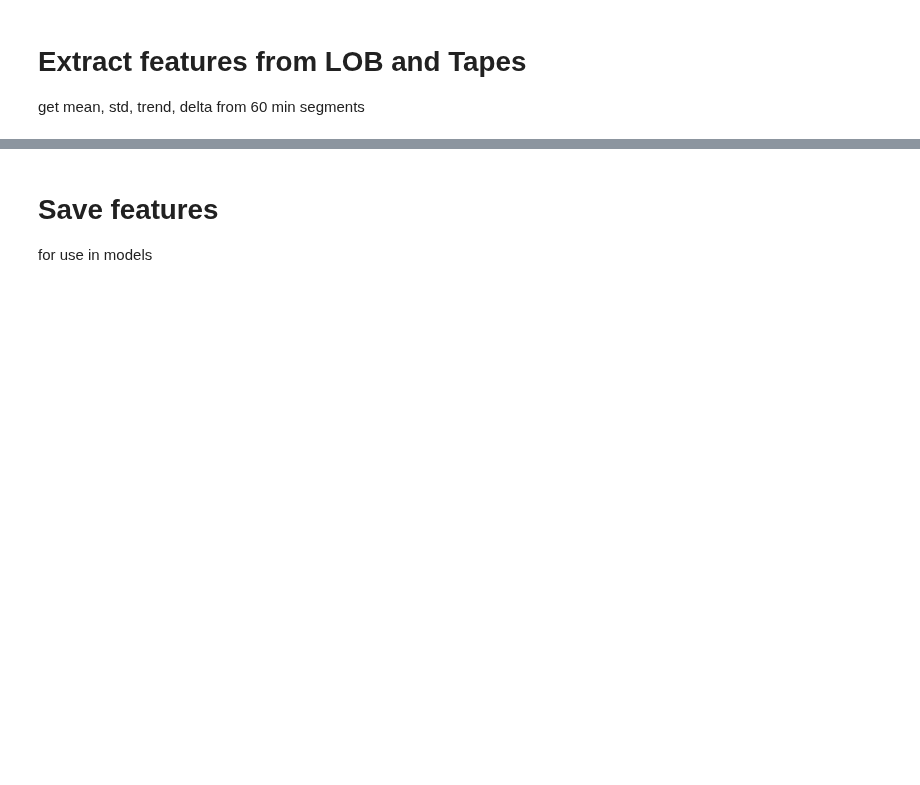
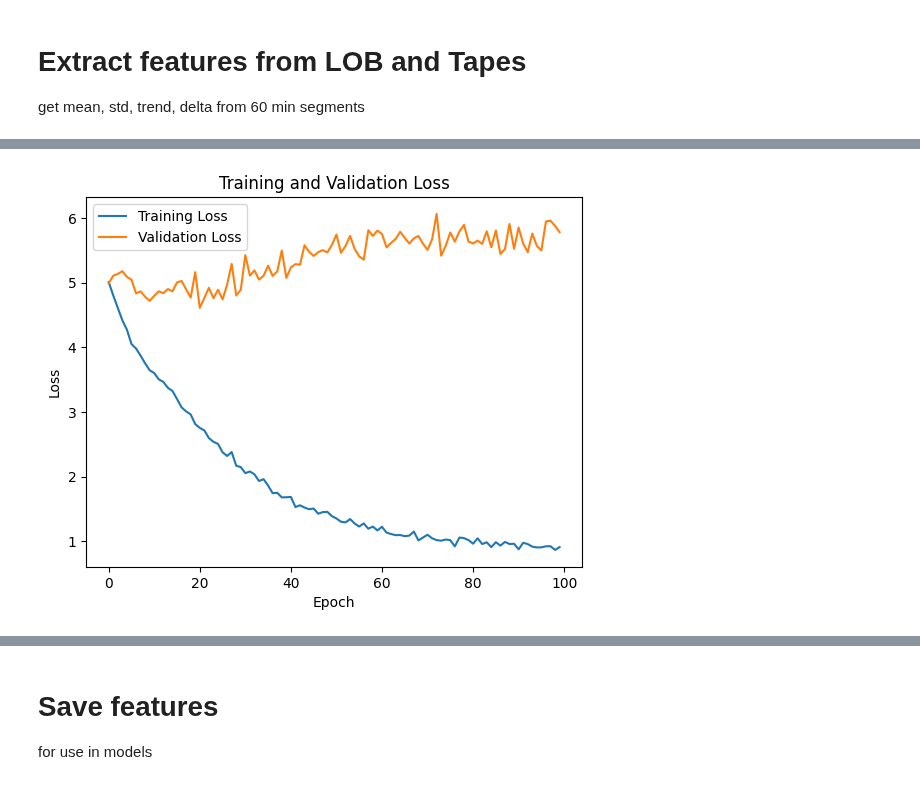
Before and after one commit to UoB-DSMP-2023-24/dsmp-2024-group-19, a Jupyter notebook: final_classification_pipeline.ipynb, the cells around one changed output, grey strips where cells are left out. Drawn from its saved outputs; the diff is of its cells as text; code cells hidden in the pictures; blank space fills up the shorter version.

```diff
--- a/final_classification_pipeline.ipynb
+++ b/final_classification_pipeline.ipynb
@@ -383,0 +437,6 @@ X_features
+# %%
+x_features = list(X_df)
+x_features.remove(y_feat)
+
+X = X_df[x_features]
+y = X_df[y_feat]
@@ -383,0 +476,16 @@ X_features
+# %%
+from sklearn.model_selection import train_test_split
+from sklearn.preprocessing import StandardScaler
+
+# Assuming X contains your input features and y contains your target values
+# X shape: (number of samples, 35)
+
+# Step 1: Split the dataset into training and testing sets
+X_train, X_test, y_train, y_test = train_test_split(X, y, test_size=0.2, random_state=42)
+
+# Step 2: Normalize the input features
+scaler = StandardScaler()
+X_train_normalized = scaler.fit_transform(X_train)
+X_test_normalized = scaler.transform(X_test)
+# %%
+history = regression_model.fit(X_train_normalized, y_train, epochs=100, batch_size=1, validation_split=0.2)
@@ -383,0 +510,17 @@ X_features
+# %%
+import matplotlib.pyplot as plt
+# Plot training loss
+plt.plot(history.history['loss'], label='Training Loss')
+plt.plot(history.history['val_loss'], label='Validation Loss')
+plt.xlabel('Epoch')
+plt.ylabel('Loss')
+plt.legend()
+plt.title('Training and Validation Loss')
+plt.show()
+
+test_loss = regression_model.evaluate(X_test_normalized, y_test)
+
+# Print the test loss
+print("Test Loss:", test_loss)
+# %% [output]
+[figure, added]
```
Also changed, not shown: parts of 6 cells of this notebook.
